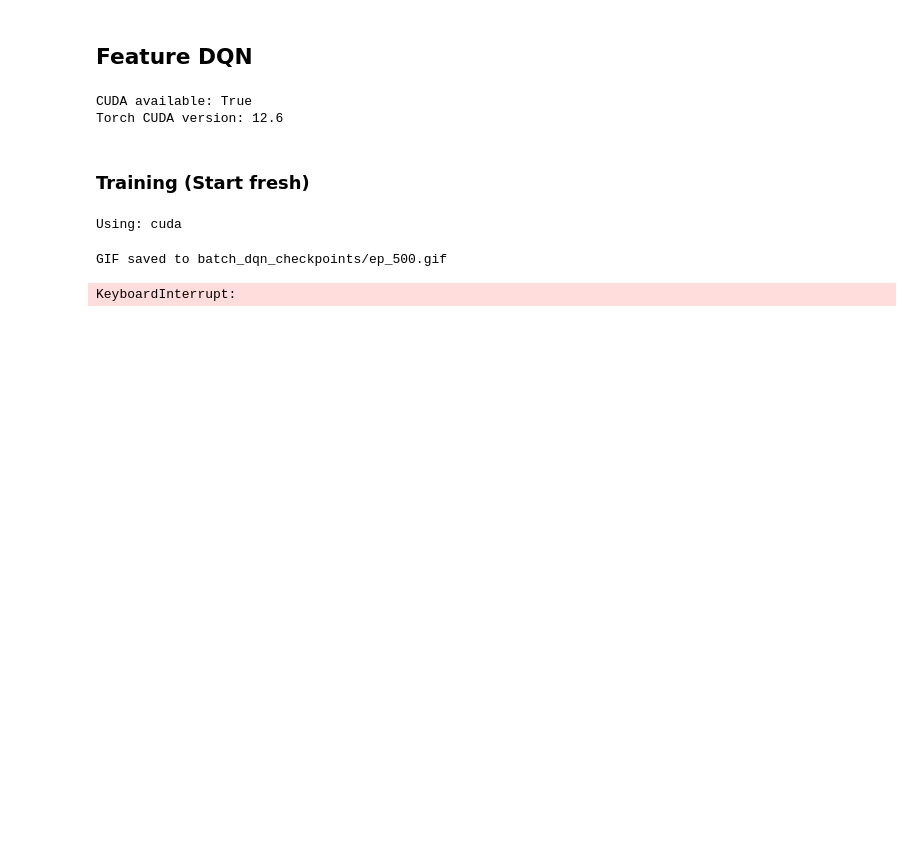
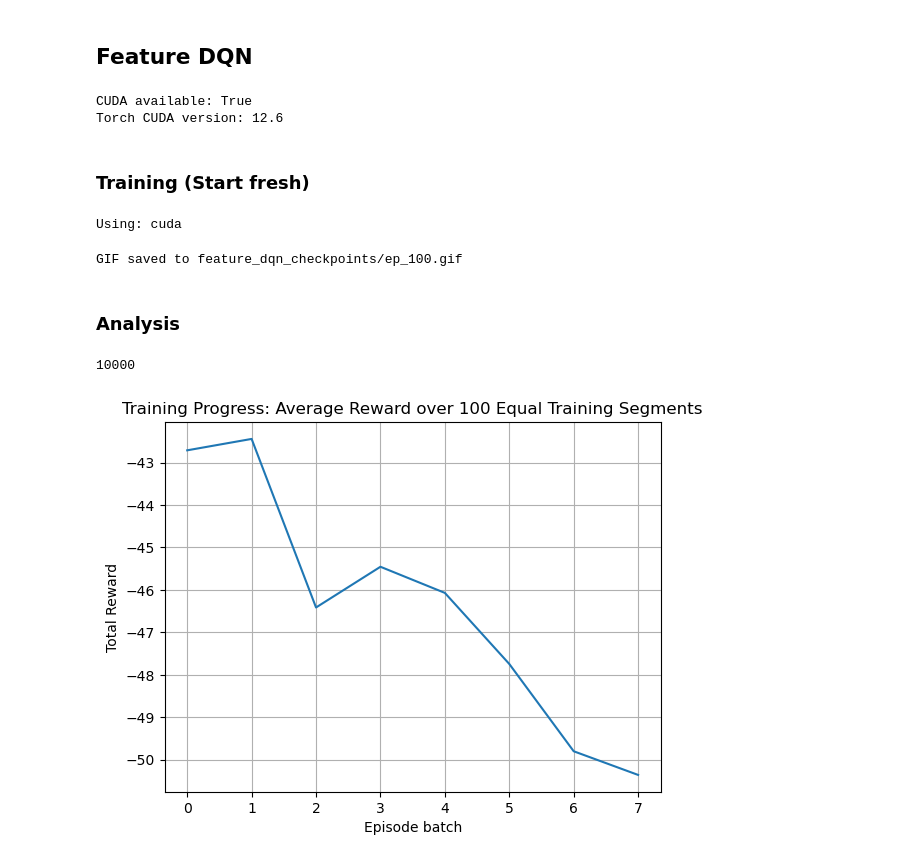
Before and after one commit to William-Pig/tetris_ai, a Jupyter notebook: main.ipynb, the cells around one changed output. Saved outputs shown, nothing was run; the diff lists cells and outputs as text; code cells hidden in the pictures; blank space fills up the shorter version.

```diff
--- a/main.ipynb
+++ b/main.ipynb
@@ -993,7 +1049,7 @@ Torch CUDA version: 12.6
 # %%
 """ Hyper‑parameters """
 # Simulation settings
-NUM_EPISODES = 1_000  # total training episodes
+NUM_EPISODES = 10_000  # total training episodes
 MAX_STEPS_PER_EPISODE = 1_000  # max step per game
 
 # Bellman update settings
@@ -1010,8 +1066,8 @@ BATCH_SIZE = 128  # mini-batch size for replay(), used to perform a training upd
 TARGET_UPDATE_FREQ = 64  # episodes between target-net sync
 
 # Tetris Game environment settings (default is 20x10)
-BOARD_WIDTH = 10
-BOARD_HEIGHT = 20
+BOARD_WIDTH = 6
+BOARD_HEIGHT = 6
 
 # Train on CPU OR GPU?
 DEVICE = torch.device("cuda" if torch.cuda.is_available() else "cpu")
@@ -1106,5 +1162,19 @@ for episode in progress_bar:
         f'Training agent | Rolling reward : {mean_r:.2f} | epsilon: {agent.epsilon:.2f}'
         )
 # %% [output]
-GIF saved to batch_dqn_checkpoints/ep_500.gif
+GIF saved to feature_dqn_checkpoints/ep_100.gif
-KeyboardInterrupt:
+# %% [markdown]
+### Analysis
+# %%
+len(episode_score)
+# %% [output]
+10000
+# %%
+plt.plot(np.mean(np.array_split(episode_rewards, 8),axis=1))
+plt.xlabel('Episode batch')
+plt.ylabel('Total Reward')
+plt.title('Training Progress: Average Reward over 100 Equal Training Segments')
+plt.grid(True)
+plt.show()
+# %% [output]
+[figure, added]
```
Also changed, not shown: parts of 10 cells of this notebook.
